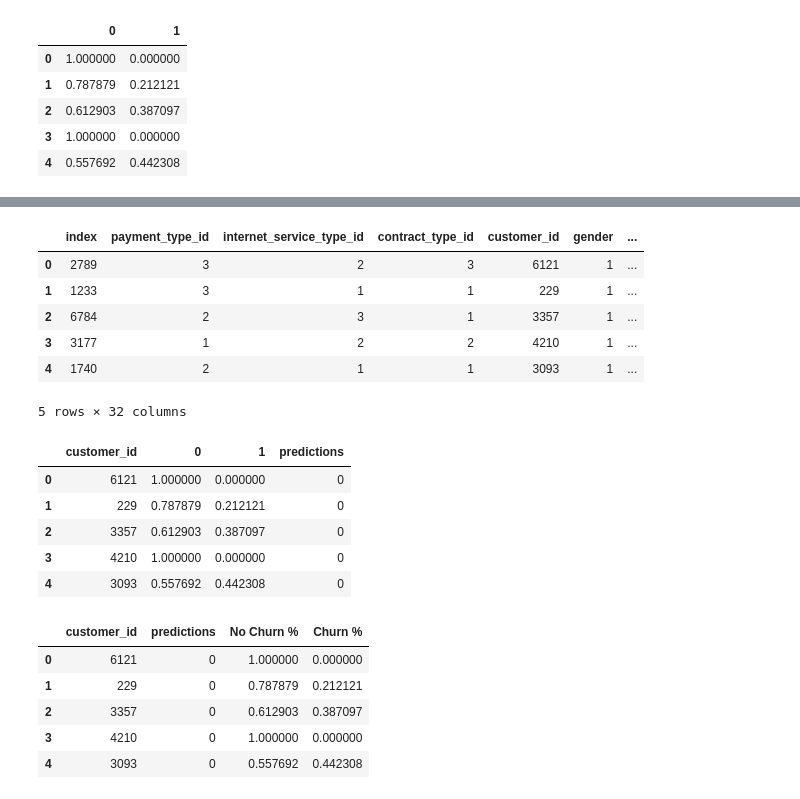
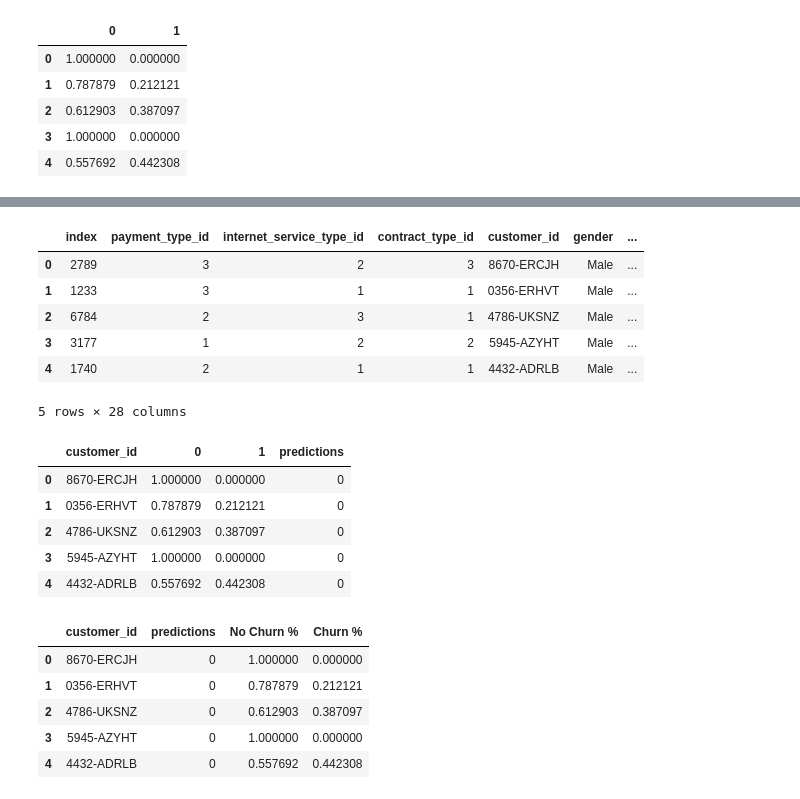
Before and after one commit to ForrestMccrosky/Classification_Project, a Jupyter notebook: final_class_project.ipynb, the cells around one changed output, grey strips where cells are left out. Drawn from its saved outputs; the diff is of its cells as text; code cells hidden in the pictures.

```diff
--- a/final_class_project.ipynb
+++ b/final_class_project.ipynb
@@ -719,3 +707,6 @@ proba_df.head()
 | 2 | 0.612903 | 0.387097 |
 | 3 | 1.000000 | 0.000000 |
 | 4 | 0.557692 | 0.442308 |
+# %%
+telco_df2 = get_telco_data()
+telco_df2.head()
@@ -721,0 +721,2 @@ proba_df.head()
+# %%
+train, validate, test2 = split_data(telco_df2)
@@ -722,2 +733,2 @@ proba_df.head()
 # %%
-test['predictions'] = model.predict(X_test) ## adding predictions column to test df
+test2['predictions'] = model.predict(X_test)
@@ -742,0 +735,3 @@ test_df.head()                ## original dataframe
+# %%
+test2 = test2.reset_index()
+test2.head()
@@ -743,26 +746,24 @@ test_df.head()                ## original dataframe
 # %%
-#adding the dataframes together to later create the neccessary csv later
-test_proba_df = pd.concat([test_df, proba_df], axis=1)
+test_proba_df = pd.concat([test2, proba_df], axis=1)
 test_proba_df.head()
 # %% [output]
 |  | index | payment_type_id | internet_service_type_id | contract_type_id | customer_id | gender | ... |
-| 0 | 2789 | 3 | 2 | 3 | 6121 | 1 | ... |
-| 1 | 1233 | 3 | 1 | 1 | 229 | 1 | ... |
-| 2 | 6784 | 2 | 3 | 1 | 3357 | 1 | ... |
-| 3 | 3177 | 1 | 2 | 2 | 4210 | 1 | ... |
-| 4 | 1740 | 2 | 1 | 1 | 3093 | 1 | ... |
+| 0 | 2789 | 3 | 2 | 3 | 8670-ERCJH | Male | ... |
+| 1 | 1233 | 3 | 1 | 1 | 0356-ERHVT | Male | ... |
+| 2 | 6784 | 2 | 3 | 1 | 4786-UKSNZ | Male | ... |
+| 3 | 3177 | 1 | 2 | 2 | 5945-AZYHT | Male | ... |
+| 4 | 1740 | 2 | 1 | 1 | 4432-ADRLB | Male | ... |
-5 rows × 32 columns
+5 rows × 28 columns
 # %%
-#making new df with the neccessary columns
 telco_prediction = test_proba_df[['customer_id',0,1, 'predictions']]
 telco_prediction.head()
 # %% [output]
 |  | customer_id | 0 | 1 | predictions |
-| 0 | 6121 | 1.000000 | 0.000000 | 0 |
-| 1 | 229 | 0.787879 | 0.212121 | 0 |
-| 2 | 3357 | 0.612903 | 0.387097 | 0 |
-| 3 | 4210 | 1.000000 | 0.000000 | 0 |
-| 4 | 3093 | 0.557692 | 0.442308 | 0 |
+| 0 | 8670-ERCJH | 1.000000 | 0.000000 | 0 |
+| 1 | 0356-ERHVT | 0.787879 | 0.212121 | 0 |
+| 2 | 4786-UKSNZ | 0.612903 | 0.387097 | 0 |
+| 3 | 5945-AZYHT | 1.000000 | 0.000000 | 0 |
+| 4 | 4432-ADRLB | 0.557692 | 0.442308 | 0 |
 # %%
 telco_prediction['No Churn %'] = telco_prediction[0]  ##renaming columns
 telco_prediction['Churn %'] = telco_prediction[1]
@@ -770,10 +771,10 @@ telco_csv = telco_prediction.drop(columns = [0,1])    ##dropping old columns
 telco_csv.head()                                      ##displaying df for csv
 # %% [output]
 |  | customer_id | predictions | No Churn % | Churn % |
-| 0 | 6121 | 0 | 1.000000 | 0.000000 |
-| 1 | 229 | 0 | 0.787879 | 0.212121 |
-| 2 | 3357 | 0 | 0.612903 | 0.387097 |
-| 3 | 4210 | 0 | 1.000000 | 0.000000 |
-| 4 | 3093 | 0 | 0.557692 | 0.442308 |
+| 0 | 8670-ERCJH | 0 | 1.000000 | 0.000000 |
+| 1 | 0356-ERHVT | 0 | 0.787879 | 0.212121 |
+| 2 | 4786-UKSNZ | 0 | 0.612903 | 0.387097 |
+| 3 | 5945-AZYHT | 0 | 1.000000 | 0.000000 |
+| 4 | 4432-ADRLB | 0 | 0.557692 | 0.442308 |
 # %%
 ## reading the new df to a csv for my github repo
```
Also changed, not shown: parts of 15 cells of this notebook.
